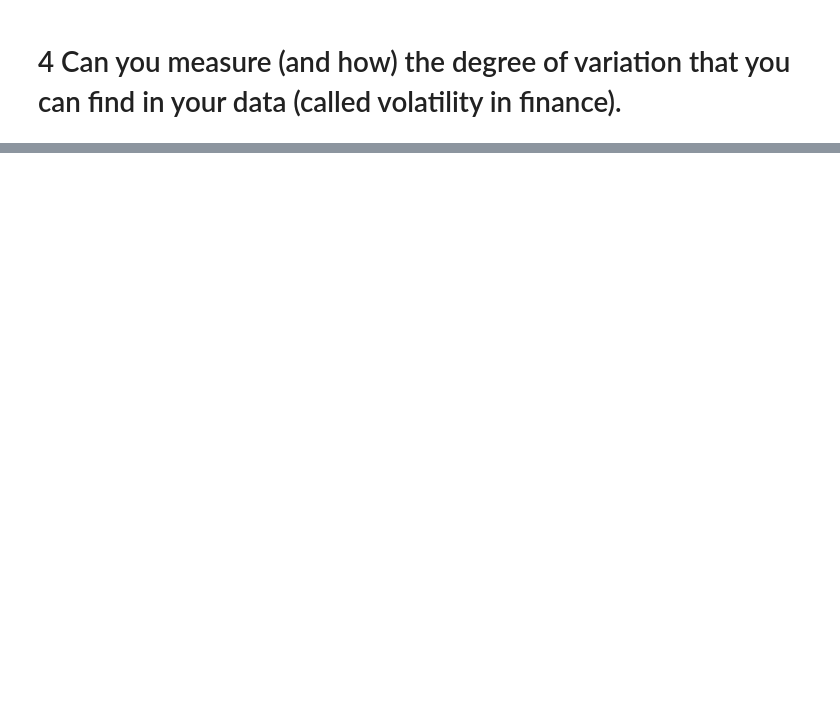
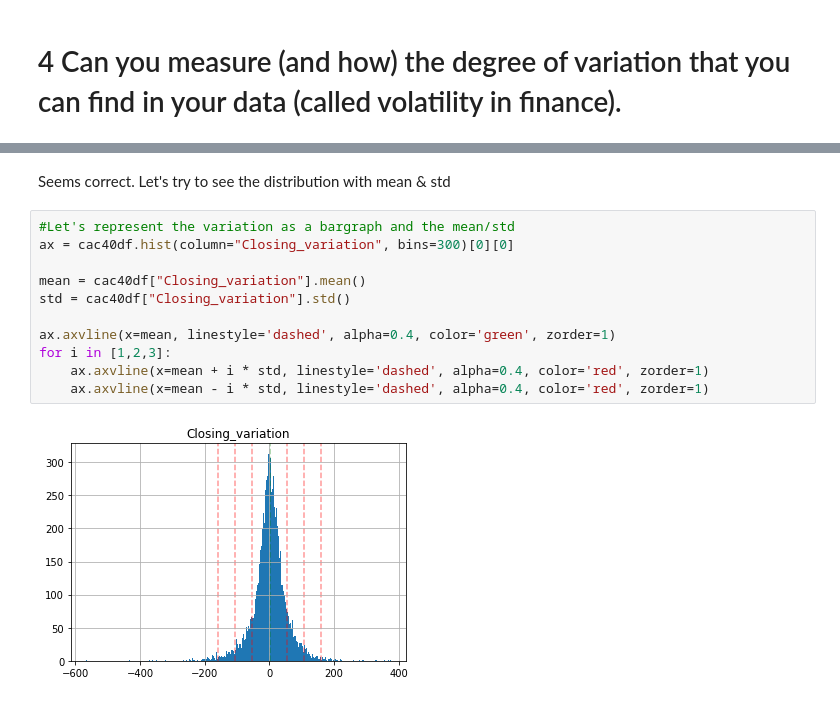
Before and after one commit to maximewel/ml_data_mining, a Jupyter notebook: serie1/serie1.ipynb, the cells around one changed output, grey strips where cells are left out. Saved outputs shown, nothing was run; the diff lists cells and outputs as text; blank space fills up the shorter version.

```diff
--- a/serie1/serie1.ipynb
+++ b/serie1/serie1.ipynb
@@ -132,0 +212,15 @@ I have the values for the cumulated price of the CAC40 index at open, close, and
+# %% [markdown]
+Seems correct. Let's try to see the distribution with mean & std
+# %%
+#Let's represent the variation as a bargraph and the mean/std
+ax = cac40df.hist(column="Closing_variation", bins=300)[0][0]
+
+mean = cac40df["Closing_variation"].mean()
+std = cac40df["Closing_variation"].std()
+
+ax.axvline(x=mean, linestyle='dashed', alpha=0.4, color='green', zorder=1)
+for i in [1,2,3]:
+    ax.axvline(x=mean + i * std, linestyle='dashed', alpha=0.4, color='red', zorder=1)
+    ax.axvline(x=mean - i * std, linestyle='dashed', alpha=0.4, color='red', zorder=1)
+# %% [output]
+[figure, added]
```
Also changed, not shown: parts of 18 cells of this notebook.
